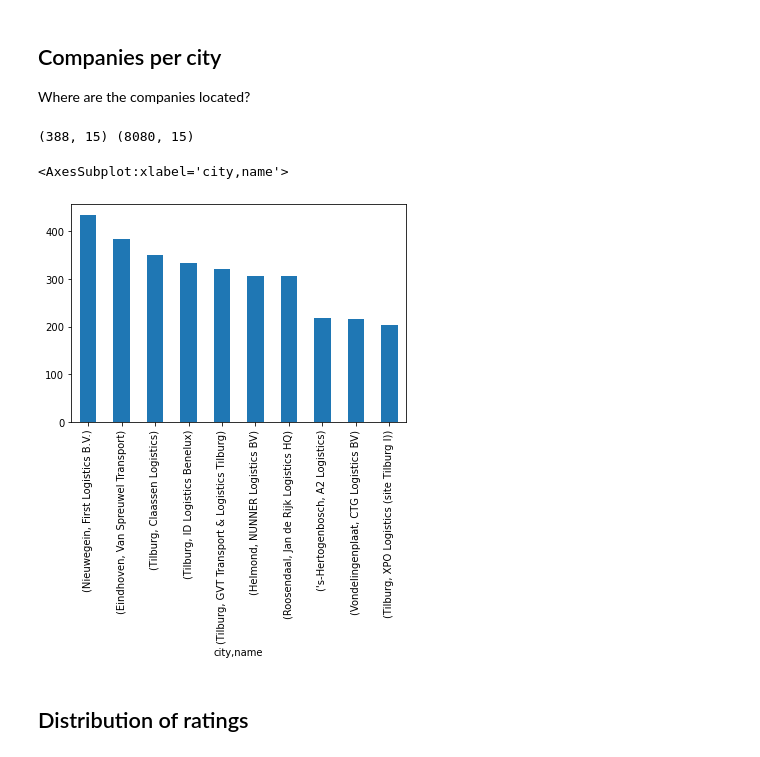
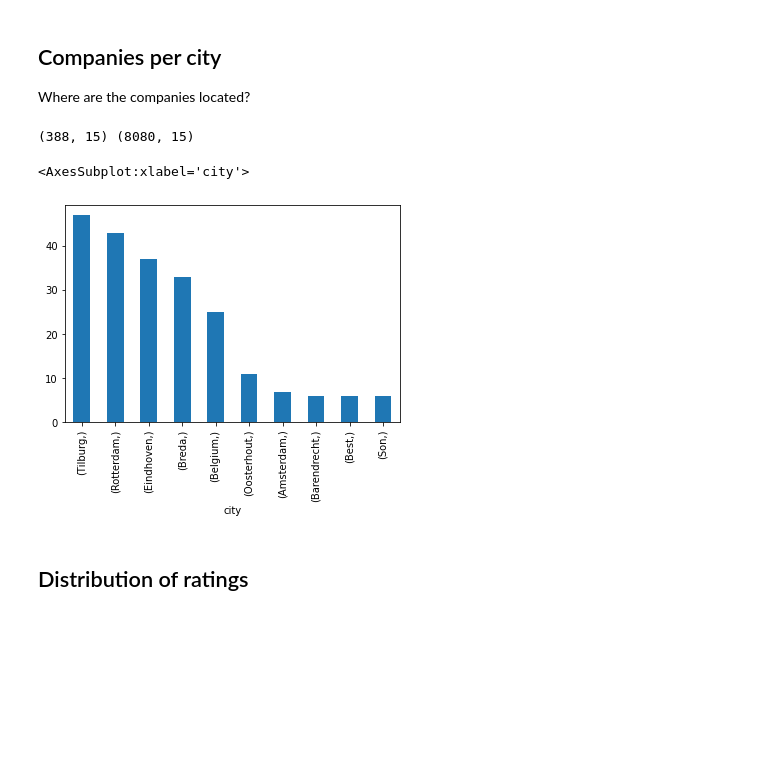
Before and after one commit to GSSaac/TOMlogistics, a Jupyter notebook: cm_WP1_DescriptiveStats.ipynb, the cells around one changed output. Saved outputs shown, nothing was run; the diff lists cells and outputs as text; code cells hidden in the pictures; blank space fills up the shorter version.

Commit message:
plot companies per city

```diff
--- a/cm_WP1_DescriptiveStats.ipynb
+++ b/cm_WP1_DescriptiveStats.ipynb
@@ -163,21 +163,17 @@ Where are the companies located?
 # %%
 unique_companies = pd.DataFrame(Dataset).drop_duplicates(subset=["name"])
 # Only 388 unique companies?
 print(unique_companies.shape, Dataset.shape)
 
 companies_per_city = unique_companies.value_counts(["city"])
 # print(companies_per_city)
 
 #top 10 locations bar graphcompanies_per_city.head(10).plot(kind="bar")
+companies_per_city.head(10).plot(kind="bar")
 # %% [output]
 (388, 15) (8080, 15)
+<AxesSubplot:xlabel='city'>
+[figure, added]
-# %%
-# Delete this?
-#top locations
-locations.head(10).plot(kind="bar")
-# %% [output]
-<AxesSubplot:xlabel='city,name'>
-[figure, removed]
 # %% [markdown]
 ## Distribution of ratings
 # %%
```
